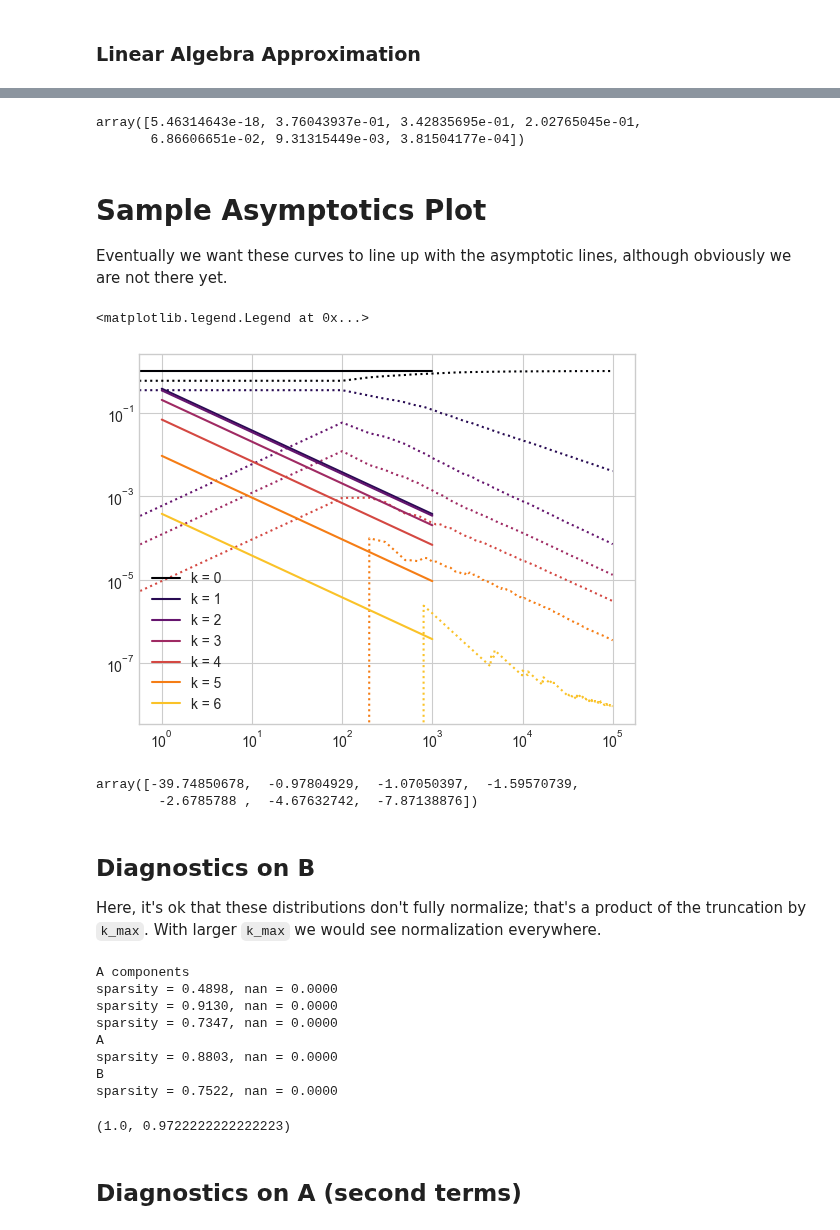
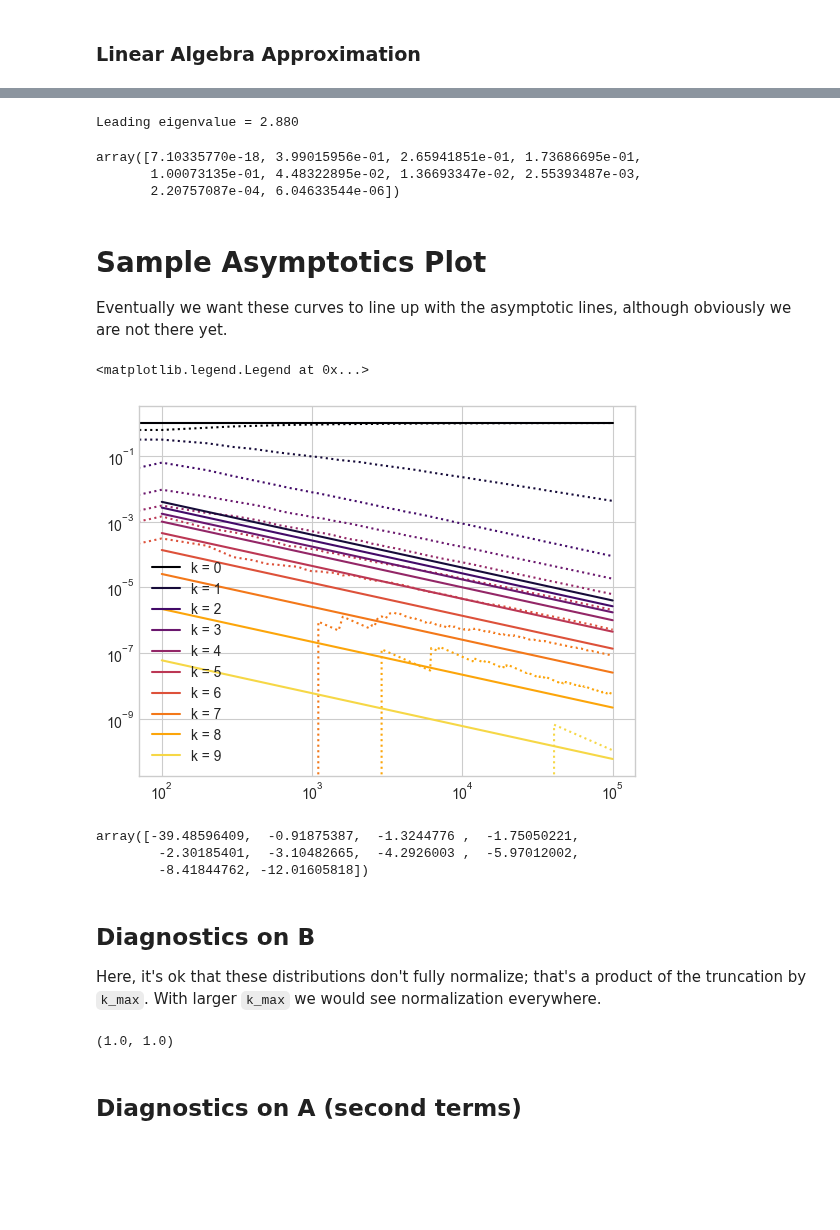
Before and after one commit to hexie1995/HyperGraph, a Jupyter notebook: code/analytic-intersections.ipynb, the cells around one changed output, grey strips where cells are left out. Drawn from its saved outputs; the diff is of its cells as text; code cells hidden in the pictures; blank space fills up the shorter version.

```diff
--- a/code/analytic-intersections.ipynb
+++ b/code/analytic-intersections.ipynb
@@ -21,7 +21,7 @@ The autoreload extension is already loaded. To reload it, use:
 # %% [markdown]
 ### Parameters
 # %%
-k_max = 7
+k_max = 10
 pars = {
     "eta"   : 0.5,
     "beta"  : np.zeros(k_max),
@@ -134,5 +125,8 @@ sparsity = 0.7522, nan = 0.0000
 # %%
 EV = np.linalg.eig(M)
+print(f"Leading eigenvalue = {np.abs(EV[0][0]):.3f}")
+# %% [output]
+Leading eigenvalue = 2.880
 # %%
 v = np.abs(EV[1][:,0])
 T = m.vec_to_tensor(v, k_max)
@@ -143,8 +137,9 @@ np.log(q)
 
 q
 # %% [output]
-array([5.46314643e-18, 3.76043937e-01, 3.42835695e-01, 2.02765045e-01,
-       6.86606651e-02, 9.31315449e-03, 3.81504177e-04])
+array([7.10335770e-18, 3.99015956e-01, 2.65941851e-01, 1.73686695e-01,
+       1.00073135e-01, 4.48322895e-02, 1.36693347e-02, 2.55393487e-03,
+       2.20757087e-04, 6.04633544e-06])
 # %% [markdown]
 # Sample Asymptotics Plot
 
@@ -152,37 +147,38 @@ Eventually we want these curves to line up with the asymptotic lines, although o
 # %%
 
 import matplotlib.cm as cm
 cmap = cm.inferno
 
 fig, ax = plt.subplots(1, 1)
 R = R / R.sum(axis = 1)[:, None]
 for k in range(k_max):
     ax.plot(np.arange(timesteps // update_every)*update_every, R[:, k], linestyle = ":", color = cmap(k/k_max))
 
 q = T.sum(axis = (0, 1))
 q = q / q.sum()
 np.log(q)
 
 q
 
-M = np.arange(0, 1000) + 0
+M = np.arange(0, 1000)*100 + 0
 
 for k in range(0, len(q)):
     if k == 0:
         ax.plot(M, np.ones_like(M), label = f"k = {k}", color = cmap(k/k_max))
     else:
         ax.plot(M, q[k]*1/M, label = f"k = {k}", color = cmap(k/k_max))
 
 ax.loglog()
 plt.legend()
 # %% [output]
 <matplotlib.legend.Legend at 0x...>
-[figure, old version]
+[figure, new version]
 # %%
 np.log(q)
 # %% [output]
-array([-39.74850678,  -0.97804929,  -1.07050397,  -1.59570739,
-        -2.6785788 ,  -4.67632742,  -7.87138876])
+array([-39.48596409,  -0.91875387,  -1.3244776 ,  -1.75050221,
+        -2.30185401,  -3.10482665,  -4.2926003 ,  -5.97012002,
+        -8.41844762, -12.01605818])
 # %% [markdown]
 ## Diagnostics on B
 
@@ -192,15 +188,7 @@ MC = m.MatrixConstructor(k_max, pars)
 
 MC.B[:,:,2].sum(), MC.B[:,:,3].sum()
 # %% [output]
-A components
-sparsity = 0.4898, nan = 0.0000
-sparsity = 0.9130, nan = 0.0000
-sparsity = 0.7347, nan = 0.0000
-A
-sparsity = 0.8803, nan = 0.0000
-B
-sparsity = 0.7522, nan = 0.0000
+(1.0, 1.0)
-(1.0, 0.9722222222222223)
 # %% [markdown]
 ## Diagnostics on A (second terms)
 # %%
```
Also changed, not shown: parts of 9 cells of this notebook, 1 other file.
